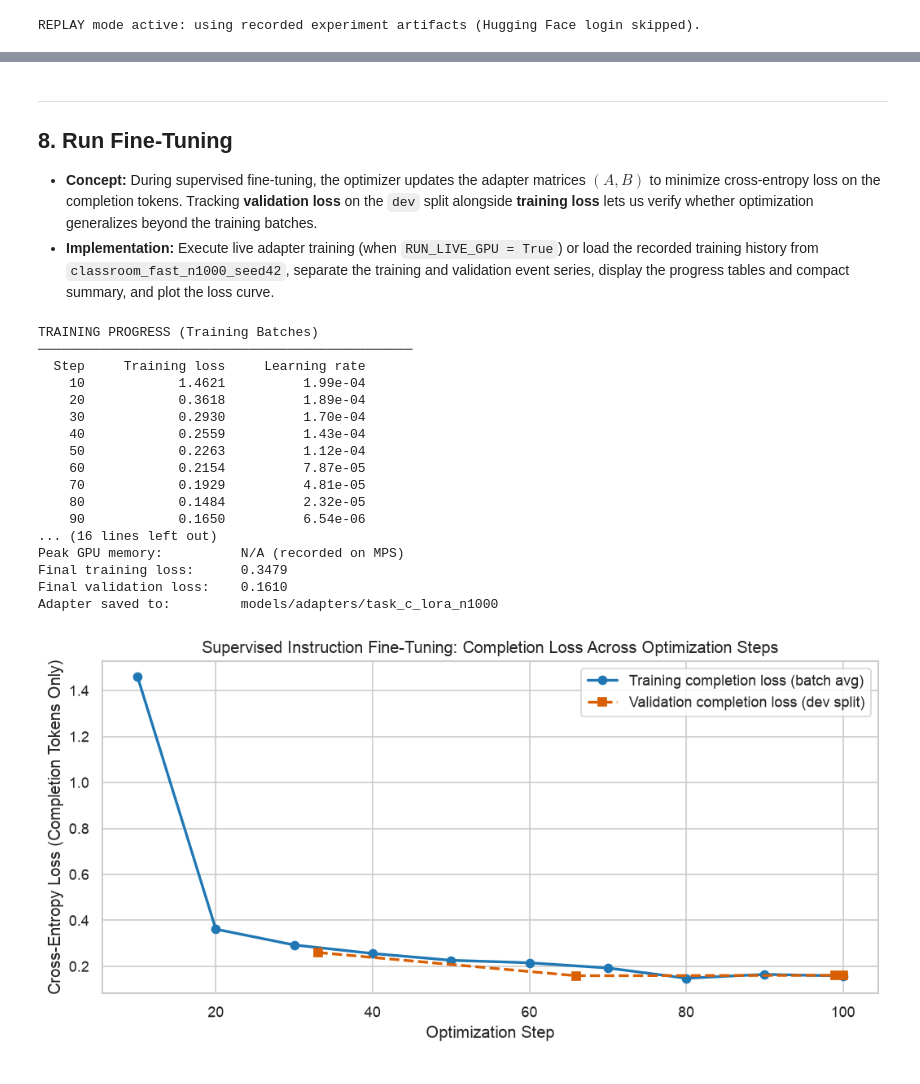
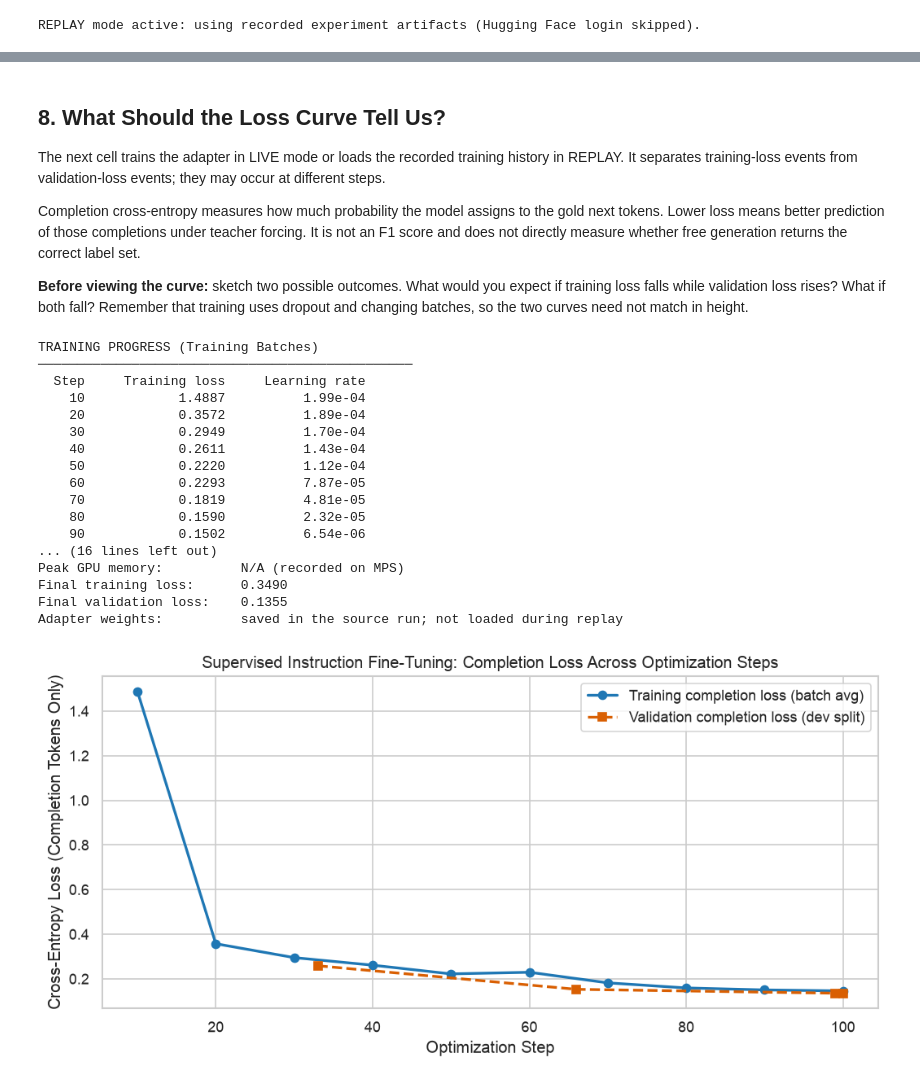
Before and after one commit to simon-clematide/gemma-qlora-finetuning, a Jupyter notebook: notebooks/11_colab_l4_live_demo.ipynb, the cells around one changed output, grey strips where cells are left out. Saved outputs shown, nothing was run; the diff lists cells and outputs as text; code cells hidden in the pictures.

```diff
--- a/notebooks/11_colab_l4_live_demo.ipynb
+++ b/notebooks/11_colab_l4_live_demo.ipynb
@@ -268,31 +278,21 @@ Target Labels:  -100         -100                        -100
 # %%
-import html, importlib
+import html
 from IPython.display import HTML
-import germeval_llm.prompts as _prompts_mod
-if not hasattr(_prompts_mod, 'inspect_completion_only_masking'):
-    if 'google.colab' in sys.modules:
-        subprocess.run(['git', 'fetch', '-q', 'origin', 'main'], check=True)
-        subprocess.run(['git', 'reset', '-q', '--hard', 'origin/main'], check=True)
-    for _m in [k for k in list(sys.modules) if k == 'germeval_llm' or k.startswith('germeval_llm.')]:
-        sys.modules.pop(_m, None)
 from germeval_llm.schemas import TaskCExample
 from germeval_llm.prompts import (
     format_gemma_chat_string,
-    inspect_completion_only_masking,
     render_task_c_user_prompt,
 )
 
-# Find the derived TaskCExample corresponding to our multi-aspect training document
-with Path('data/derived/task_c/train.jsonl').open(encoding='utf-8') as f:
-    derived_train = [TaskCExample.model_validate_json(line) for line in f if line.strip()]
-sample_ex = next(ex for ex in derived_train if ex.doc_id == rep_multi.doc_id)
+# This is an actual selected example and its recorded training tokenization.
+masking_record = json.loads(Path(recorded_manifest['masking_example_file']).read_text(encoding='utf-8'))
+sample_ex = TaskCExample.model_validate(masking_record['example'])
+assert sample_ex.doc_id == rep_multi.doc_id and sample_ex.text == rep_multi.text
 
 # Dynamically generate the rendered prompt and Gemma chat string from the prompt-building functions
 rendered_user_prompt = render_task_c_user_prompt(sample_ex.text, prompt_key='p1_guidelines')
 full_prompt_turn = format_gemma_chat_string(sample_ex.prompt, completion_messages=None, include_bos=True)
-full_training_sequence_str = format_gemma_chat_string(
-    sample_ex.prompt, completion_messages=sample_ex.completion, include_bos=True
-)
+full_training_sequence_str = masking_record['formatted_training_sequence']
 pretty_completion_json = json.dumps(
     json.loads(sample_ex.completion[0].content), ensure_ascii=False, indent=2
 )
@@ -322,7 +322,7 @@ print('1. The input sent to the model (conditioning context, masked with label =
 print('\n'.join(compact_prompt_lines))
 print('\n2. The expected completion (supervised prediction target, active in cross-entropy loss):\n')
 print(pretty_completion_json)
-print('<end_of_turn>')
+print('<end_of_turn>\n<eos>')
 print(f'\n   (Serialized single-line target in JSONL: {sample_ex.completion[0].content}<end_of_turn>)')
 
 # Display the complete, unabridged rendered prompt (~600 tokens) in an expandable block
@@ -336,7 +336,8 @@ details_html = f'''
 '''
 display(HTML(details_html))
 
-mask_diag = inspect_completion_only_masking(sample_ex, context_window_before_turn=4)
+mask_diag = masking_record['mask_diagnostics']
+print(f'Recorded tokenizer revision: {masking_record["model_revision"]}')
 print('\nC. TOKENIZED TRAINING SEQUENCE & LOSS MASKING DIAGNOSTIC')
 print('─' * 68)
 print(f'Total sequence tokens:       {mask_diag["total_tokens"]:4d}')
@@ -634,10 +688,12 @@ Evaluation examples: 150 (held-out test_syn split)
 Random seed:         42
 # %% [markdown]
----
-## 8. Run Fine-Tuning
+## 8. What Should the Loss Curve Tell Us?
 
-- **Concept:** During supervised fine-tuning, the optimizer updates the adapter matrices $(A, B)$ to minimize cross-entropy loss on the completion tokens. Tracking **validation loss** on the `dev` split alongside **training loss** lets us verify whether optimization generalizes beyond the training batches.
-- **Implementation:** Execute live adapter training (when `RUN_LIVE_GPU = True`) or load the recorded training history from `classroom_fast_n1000_seed42`, separate the training and validation event series, display the progress tables and compact summary, and plot the loss curve.
+The next cell trains the adapter in LIVE mode or loads the recorded training history in REPLAY. It separates training-loss events from validation-loss events; they may occur at different steps.
+
+Completion cross-entropy measures how much probability the model assigns to the gold next tokens. Lower loss means better prediction of those completions under teacher forcing. It is not an F1 score and does not directly measure whether free generation returns the correct label set.
+
+**Before viewing the curve:** sketch two possible outcomes. What would you expect if training loss falls while validation loss rises? What if both fall? Remember that training uses dropout and changing batches, so the two curves need not match in height.
 # %%
 from germeval_llm.training import (
     run_sft_adapter_training,
@@ -658,7 +714,7 @@ if RUN_LIVE_GPU:
     )
     import torch; torch.cuda.empty_cache()
 else:
-    log_path = exp_manifest.get('training_log_file') or 'results/runs/classroom_fast_n1000_training_history.json'
+    log_path = exp_manifest['training_log_file']
     train_summary = json.loads(Path(log_path).read_text(encoding='utf-8'))
 
 train_history, eval_history = extract_training_and_eval_series(train_summary.get('log_history', []))
@@ -674,45 +730,48 @@ if eval_history:
     print('─' * 48)
     print(f'{"Step":>6}   {"Validation loss":>15}   {"Epoch":>15}')
     for ev in eval_history:
         print(f'{ev["step"]:6d}   {ev["eval_loss"]:15.4f}   {ev["epoch"]:15.2f}')
 
 dur_sec = float(train_summary.get('train_wall_sec', 0.0))
 mins, secs = divmod(int(round(dur_sec)), 60)
 vram_gb = train_summary.get('peak_vram_mb', 0.0) / 1024.0
 vram_str = f'{vram_gb:.2f} GB (measured CUDA)' if vram_gb > 0 else f'N/A (recorded on {train_summary.get("device", "mps").upper()})'
 final_val_str = f'{eval_history[-1]["eval_loss"]:.4f}' if eval_history else 'N/A'
 
 print('\nTRAINING COMPLETED')
 print('─' * 48)
 print(f'Optimization steps:       {train_summary["max_steps"]:,}')
 print(f'Training examples:        {train_summary["train_examples"]:,}')
 print(f'Trainable parameters:     {train_summary["trainable_parameters"] / 1e6:.2f}M ({100 * train_summary["trainable_parameters"] / train_summary["total_parameters"]:.2f}%)')
 print(f'Training duration:        {mins}m {secs:02d}s ({train_summary.get("device", "unknown").upper()})')
 print(f'Peak GPU memory:          {vram_str}')
 print(f'Final training loss:      {train_summary["train_loss"]:.4f}')
 print(f'Final validation loss:    {final_val_str}')
-print(f'Adapter saved to:         {train_summary["adapter_dir"]}')
+if RUN_LIVE_GPU:
+    print(f'Adapter saved to:         {train_summary["adapter_dir"]}')
+else:
+    print('Adapter weights:          saved in the source run; not loaded during replay')
 
 fig_loss = plot_training_and_validation_loss(train_history, eval_history)
 plt.show()
 plt.close(fig_loss)
 # %% [output]
 TRAINING PROGRESS (Training Batches)
 ────────────────────────────────────────────────
   Step     Training loss     Learning rate
-    10            1.4621          1.99e-04
-    20            0.3618          1.89e-04
-    30            0.2930          1.70e-04
-    40            0.2559          1.43e-04
-    50            0.2263          1.12e-04
-    60            0.2154          7.87e-05
-    70            0.1929          4.81e-05
-    80            0.1484          2.32e-05
-    90            0.1650          6.54e-06
+    10            1.4887          1.99e-04
+    20            0.3572          1.89e-04
+    30            0.2949          1.70e-04
+    40            0.2611          1.43e-04
+    50            0.2220          1.12e-04
+    60            0.2293          7.87e-05
+    70            0.1819          4.81e-05
+    80            0.1590          2.32e-05
+    90            0.1502          6.54e-06
 ... (16 lines left out)
 Peak GPU memory:          N/A (recorded on MPS)
-Final training loss:      0.3479
-Final validation loss:    0.1610
-Adapter saved to:         models/adapters/task_c_lora_n1000
+Final training loss:      0.3490
+Final validation loss:    0.1355
+Adapter weights:          saved in the source run; not loaded during replay
-[figure, old version]
+[figure, new version]
 # %% [markdown]
```
Also changed, not shown: parts of 20 cells of this notebook, 35 other files.
